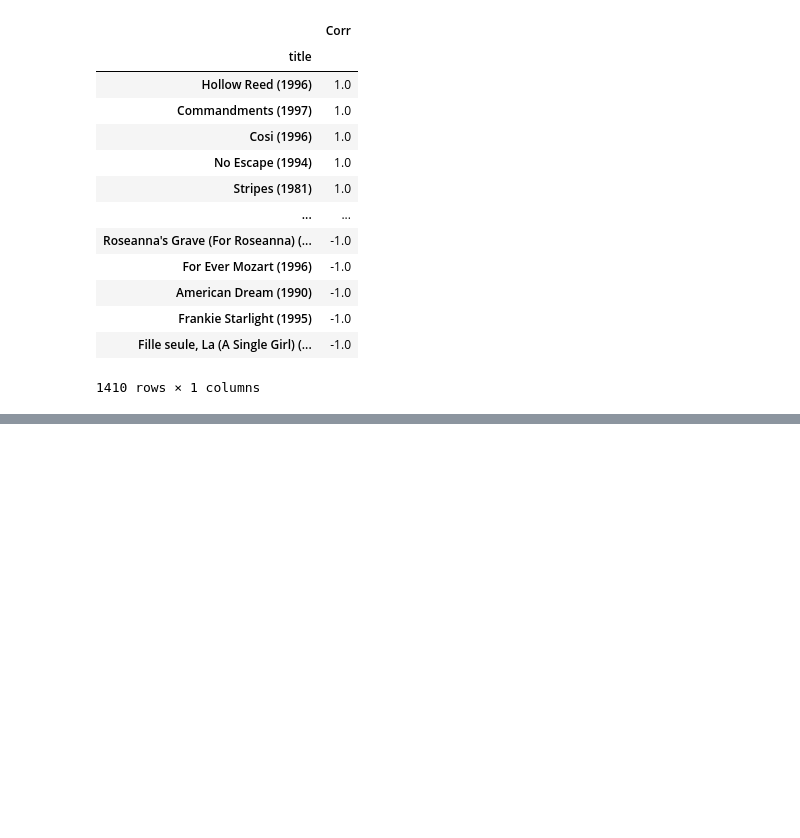
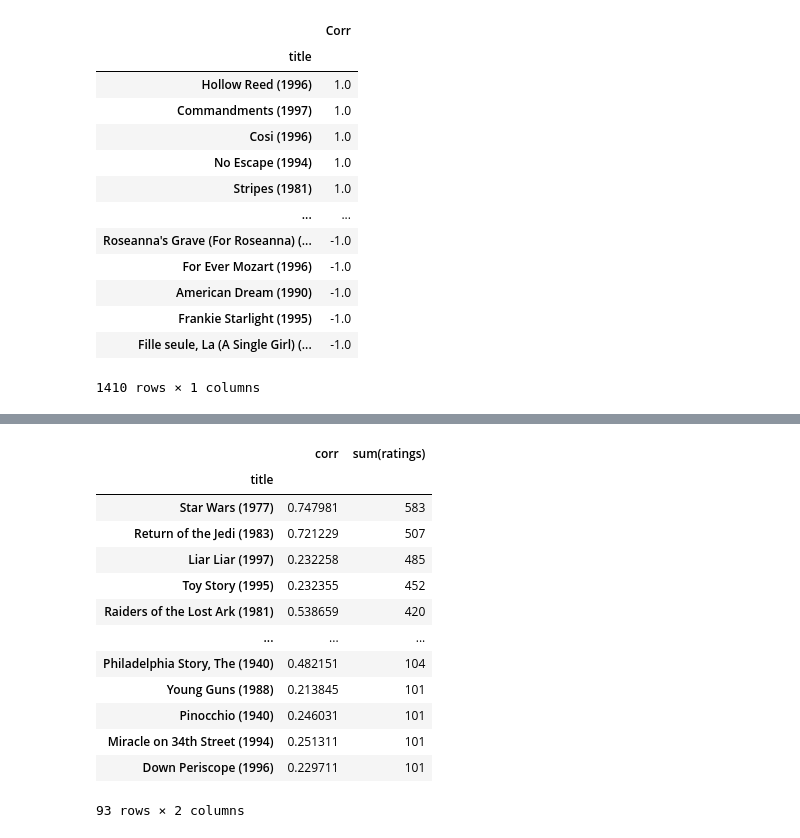
Before and after one commit to tejaschaudhari192/ML, a Jupyter notebook: ML/Projects/Movie recommendation system/movie recm system.ipynb, the cells around one changed output, grey strips where cells are left out. Drawn from its saved outputs; the diff is of its cells as text; code cells hidden in the pictures; blank space fills up the shorter version.

Commit message:
movie recm system (item based filtering) done

```diff
--- a/ML/Projects/Movie recommendation system/movie recm system.ipynb
+++ b/ML/Projects/Movie recommendation system/movie recm system.ipynb
@@ -214,0 +219,33 @@ corr_starwars.join(ratings["sum(ratings)"])
+# %%
+def predictor(movie_name):
+    movie_userrating = moviemat[movie_name]
+    similars = moviemat.corrwith(movie_userrating)
+    corr_movie = pd.DataFrame(similars, columns=["corr"])
+    corr_movie.dropna(inplace=True)
+    corr_movie = corr_movie.join(ratings["sum(ratings)"])
+
+    result = corr_movie[corr_movie["sum(ratings)"] > 100].sort_values(
+        by="corr", ascending=False
+    )
+    predictions = result[result["corr"] > 0.2].sort_values(
+        by="sum(ratings)", ascending=False
+    )
+
+    return predictions
+# %%
+predictor("Empire Strikes Back, The (1980)")
+# %% [output]
+|  | corr | sum(ratings) |
+| title |  |  |
+| Star Wars (1977) | 0.747981 | 583 |
+| Return of the Jedi (1983) | 0.721229 | 507 |
+| Liar Liar (1997) | 0.232258 | 485 |
+| Toy Story (1995) | 0.232355 | 452 |
+| Raiders of the Lost Ark (1981) | 0.538659 | 420 |
+| ... | ... | ... |
+| Philadelphia Story, The (1940) | 0.482151 | 104 |
+| Young Guns (1988) | 0.213845 | 101 |
+| Pinocchio (1940) | 0.246031 | 101 |
+| Miracle on 34th Street (1994) | 0.251311 | 101 |
+| Down Periscope (1996) | 0.229711 | 101 |
+93 rows × 2 columns
```
Also changed, not shown: parts of 2 cells of this notebook.
